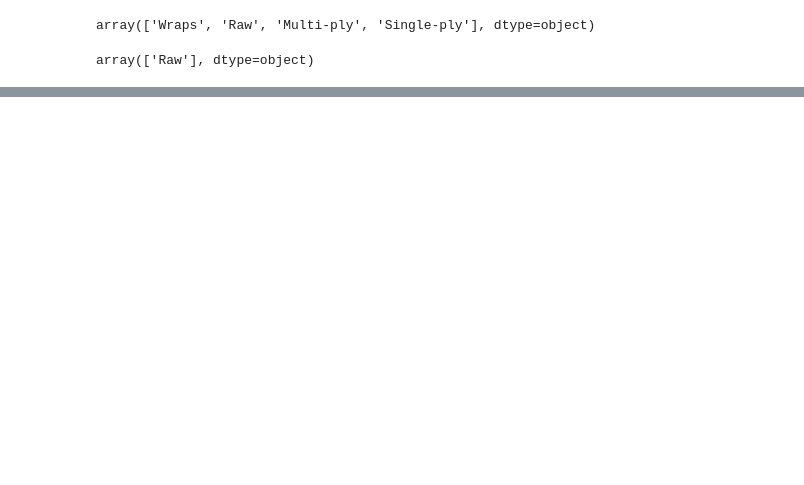
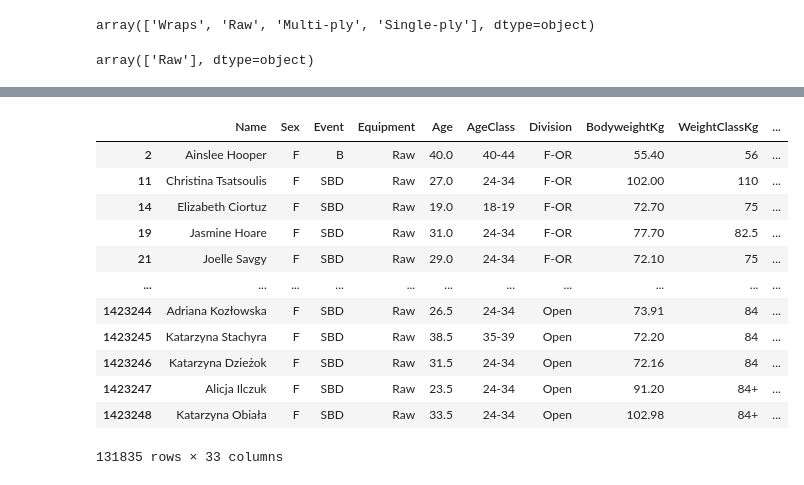
Before and after one commit to Emma-Pang/Powerlifting-data-analysis, a Jupyter notebook: liftingdata_analysis.ipynb, the cells around one changed output, grey strips where cells are left out. Drawn from its saved outputs; the diff is of its cells as text; code cells hidden in the pictures; blank space fills up the shorter version.

```diff
--- a/liftingdata_analysis.ipynb
+++ b/liftingdata_analysis.ipynb
@@ -64,6 +64,7 @@ array(['GPC-AUS', 'BVDK', 'GPU', 'GPA-CRO', 'USPF', 'RhinoPC', 'RUPC',
        'XPC-Poland', 'WPC-Portugal', 'RPS', 'IrishPF', 'FEMEPO', 'USPS',
        'PZKFiTS'], dtype=object)
 # %%
+pd.set_option('display.max_columns', None)
 f_data.loc[f_data['Name'] == 'Emma Pang']
 # %% [output]
 |  | Name | Sex | Event | Equipment | Age | AgeClass | Division | BodyweightKg | WeightClassKg | ... |
@@ -85,0 +121,18 @@ array(['Raw'], dtype=object)
+# %%
+female_raw_data_cleaned=female_raw_data.drop(['Country', 'Squat4Kg','Bench4Kg','Deadlift4Kg'], axis=1)
+# %%
+female_raw_data_cleaned
+# %% [output]
+|  | Name | Sex | Event | Equipment | Age | AgeClass | Division | BodyweightKg | WeightClassKg | ... |
+| 2 | Ainslee Hooper | F | B | Raw | 40.0 | 40-44 | F-OR | 55.40 | 56 | ... |
+| 11 | Christina Tsatsoulis | F | SBD | Raw | 27.0 | 24-34 | F-OR | 102.00 | 110 | ... |
+| 14 | Elizabeth Ciortuz | F | SBD | Raw | 19.0 | 18-19 | F-OR | 72.70 | 75 | ... |
+| 19 | Jasmine Hoare | F | SBD | Raw | 31.0 | 24-34 | F-OR | 77.70 | 82.5 | ... |
+| 21 | Joelle Savgy | F | SBD | Raw | 29.0 | 24-34 | F-OR | 72.10 | 75 | ... |
+| ... | ... | ... | ... | ... | ... | ... | ... | ... | ... | ... |
+| 1423244 | Adriana Kozłowska | F | SBD | Raw | 26.5 | 24-34 | Open | 73.91 | 84 | ... |
+| 1423245 | Katarzyna Stachyra | F | SBD | Raw | 38.5 | 35-39 | Open | 72.20 | 84 | ... |
+| 1423246 | Katarzyna Dzieżok | F | SBD | Raw | 31.5 | 24-34 | Open | 72.16 | 84 | ... |
+| 1423247 | Alicja Ilczuk | F | SBD | Raw | 23.5 | 24-34 | Open | 91.20 | 84+ | ... |
+| 1423248 | Katarzyna Obiała | F | SBD | Raw | 33.5 | 24-34 | Open | 102.98 | 84+ | ... |
+131835 rows × 33 columns
```
Also changed, not shown: parts of 18 cells of this notebook.
